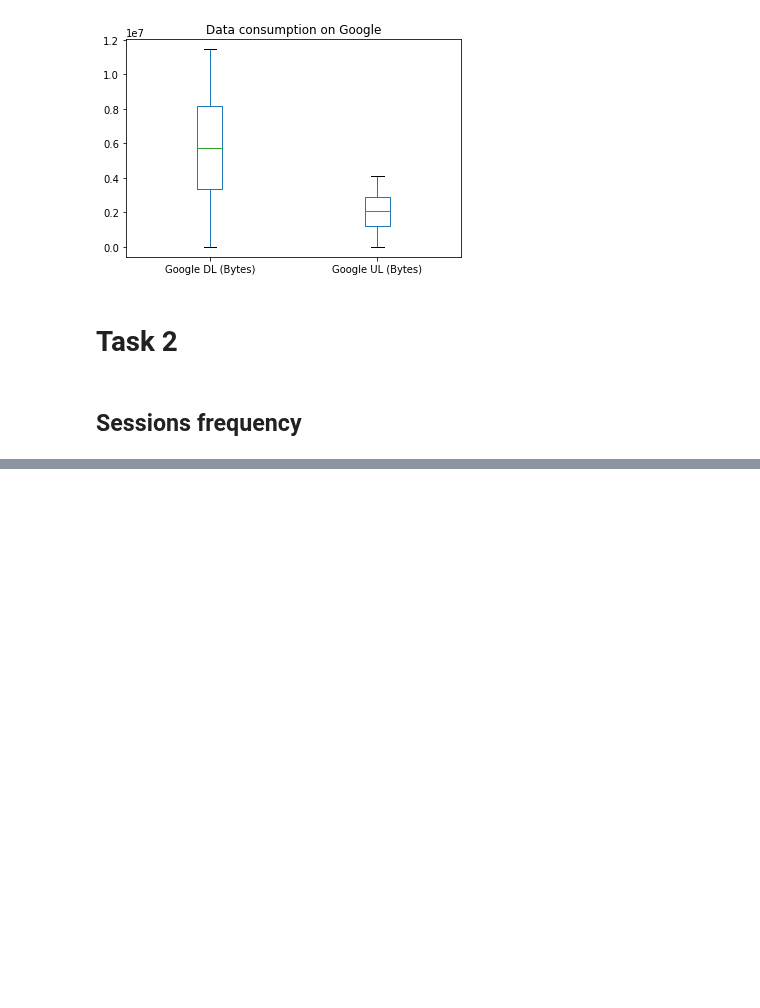
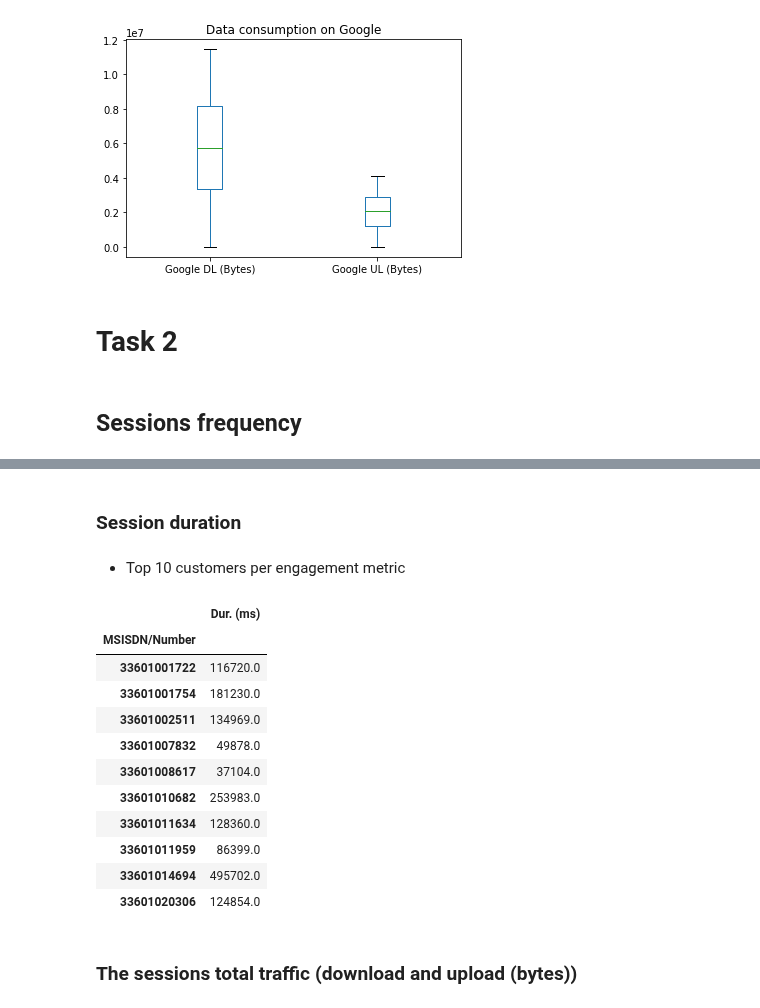
Before and after one commit to comsavvy/Data-analysis-for-business, a Jupyter notebook: Data analysis1.ipynb, the cells around one changed output, grey strips where cells are left out. Drawn from its saved outputs; the diff is of its cells as text; code cells hidden in the pictures; blank space fills up the shorter version.

```diff
--- a/Data analysis1.ipynb
+++ b/Data analysis1.ipynb
@@ -469,0 +490,22 @@ Text(0.5, 1.0, 'Data consumption on Google')
+# %% [markdown]
+### Session duration
+# %% [markdown]
+* Top 10 customers per engagement metric
+# %%
+ses_dur= session[['Dur. (ms)']].sum()
+ses_dur.head(10)
+# %% [output]
+|  | Dur. (ms) |
+| MSISDN/Number |  |
+| 33601001722 | 116720.0 |
+| 33601001754 | 181230.0 |
+| 33601002511 | 134969.0 |
+| 33601007832 | 49878.0 |
+| 33601008617 | 37104.0 |
+| 33601010682 | 253983.0 |
+| 33601011634 | 128360.0 |
+| 33601011959 | 86399.0 |
+| 33601014694 | 495702.0 |
+| 33601020306 | 124854.0 |
+# %% [markdown]
+### The sessions total traffic (download and upload (bytes))
```
Also changed, not shown: parts of 8 cells of this notebook.
